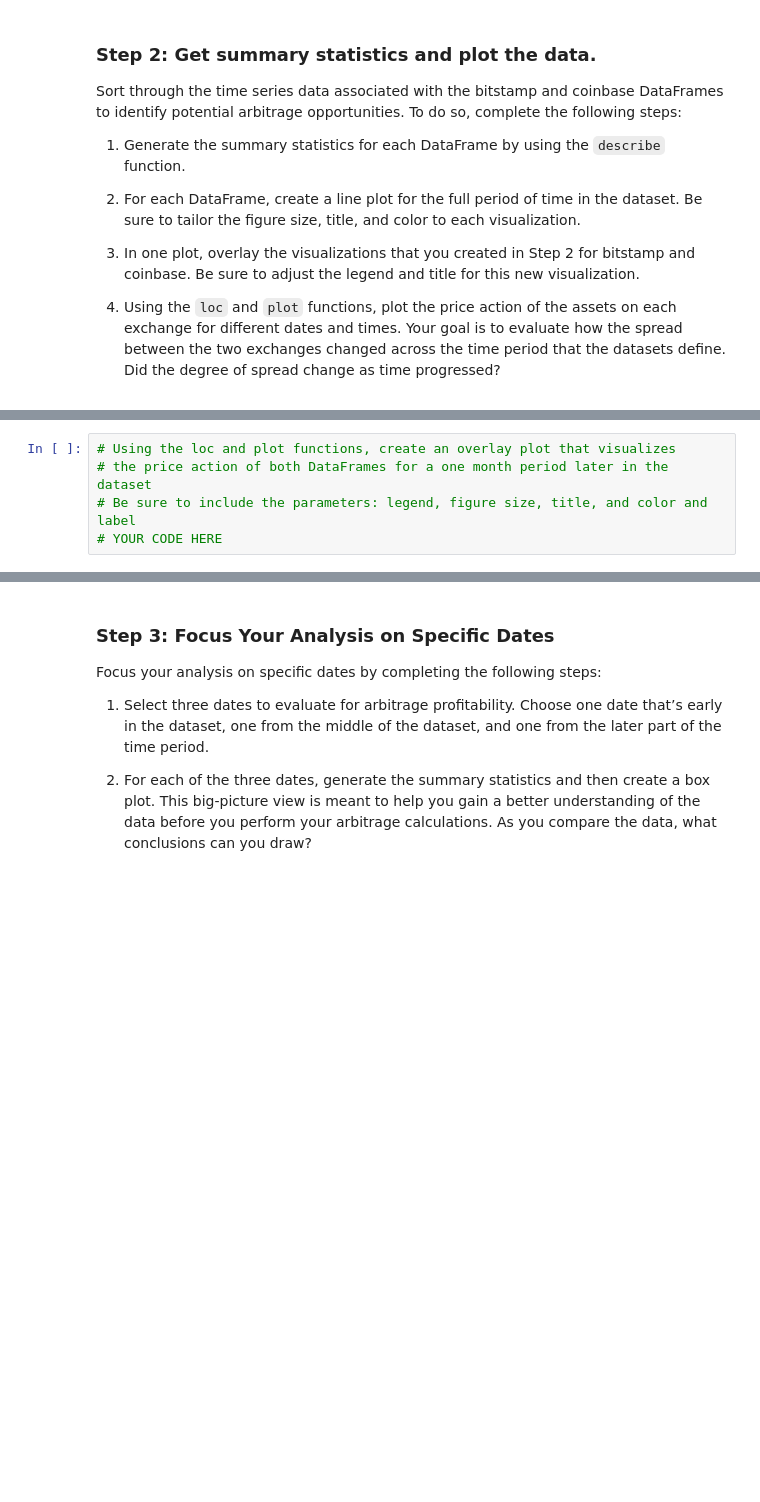
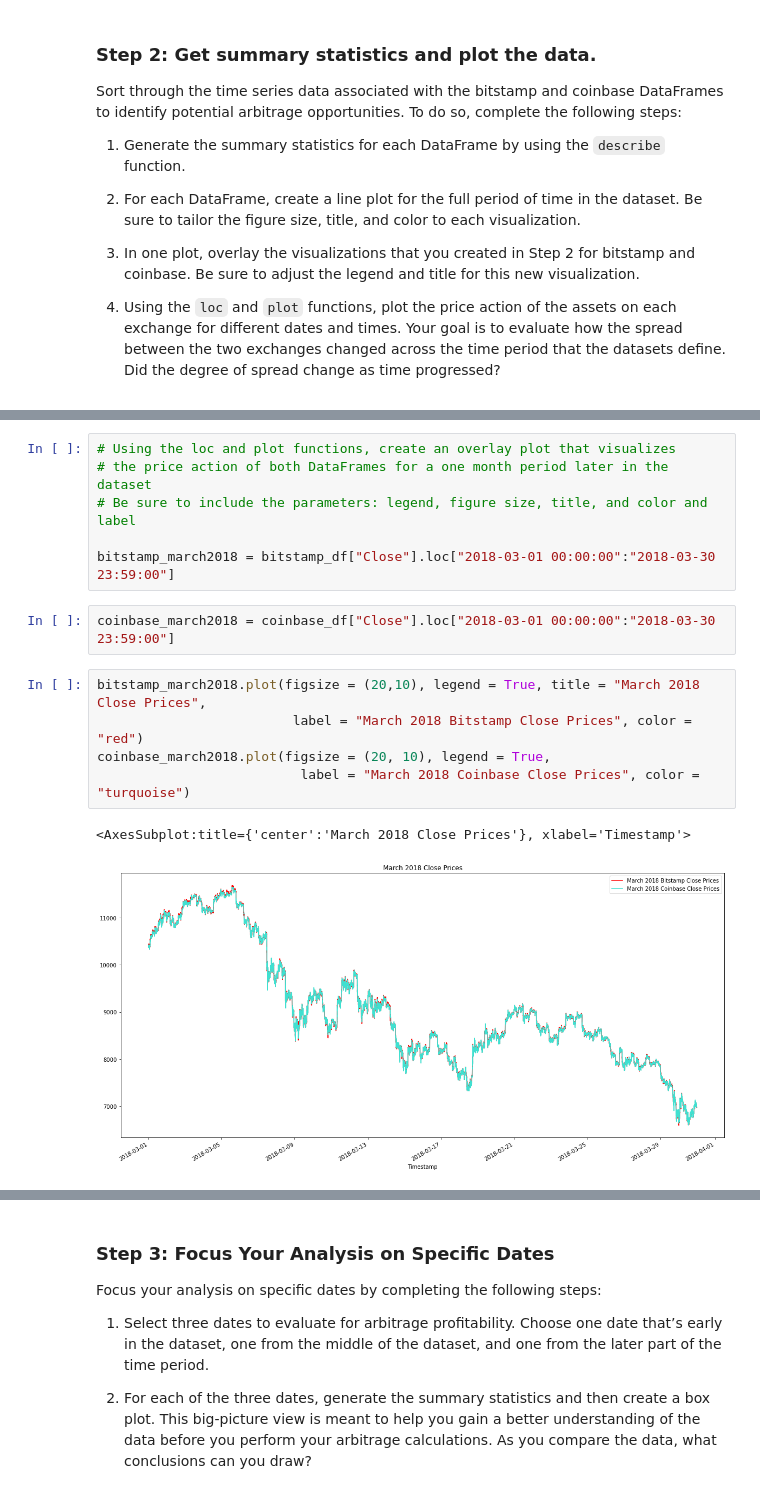
Before and after one commit to aaron-elliott/Challenge_3, a Jupyter notebook: crypto_arbitrage.ipynb, the cells around one changed output, grey strips where cells are left out. Saved outputs shown, nothing was run; the diff lists cells and outputs as text; blank space fills up the shorter version.

```diff
--- a/crypto_arbitrage.ipynb
+++ b/crypto_arbitrage.ipynb
@@ -288,7 +303,18 @@ bitstamp_sliced
 # Using the loc and plot functions, create an overlay plot that visualizes
 # the price action of both DataFrames for a one month period later in the dataset
 # Be sure to include the parameters: legend, figure size, title, and color and label
-# YOUR CODE HERE
+
+bitstamp_march2018 = bitstamp_df["Close"].loc["2018-03-01 00:00:00":"2018-03-30 23:59:00"]
+# %%
+coinbase_march2018 = coinbase_df["Close"].loc["2018-03-01 00:00:00":"2018-03-30 23:59:00"]
+# %%
+bitstamp_march2018.plot(figsize = (20,10), legend = True, title = "March 2018 Close Prices",
+                         label = "March 2018 Bitstamp Close Prices", color = "red")
+coinbase_march2018.plot(figsize = (20, 10), legend = True,
+                          label = "March 2018 Coinbase Close Prices", color = "turquoise")
+# %% [output]
+<AxesSubplot:title={'center':'March 2018 Close Prices'}, xlabel='Timestamp'>
+[figure, added]
 # %% [markdown]
 **Question** Based on the visualizations of the different time periods, has the degree of spread change as time progressed?
 
```
Also changed, not shown: parts of 18 cells of this notebook.
